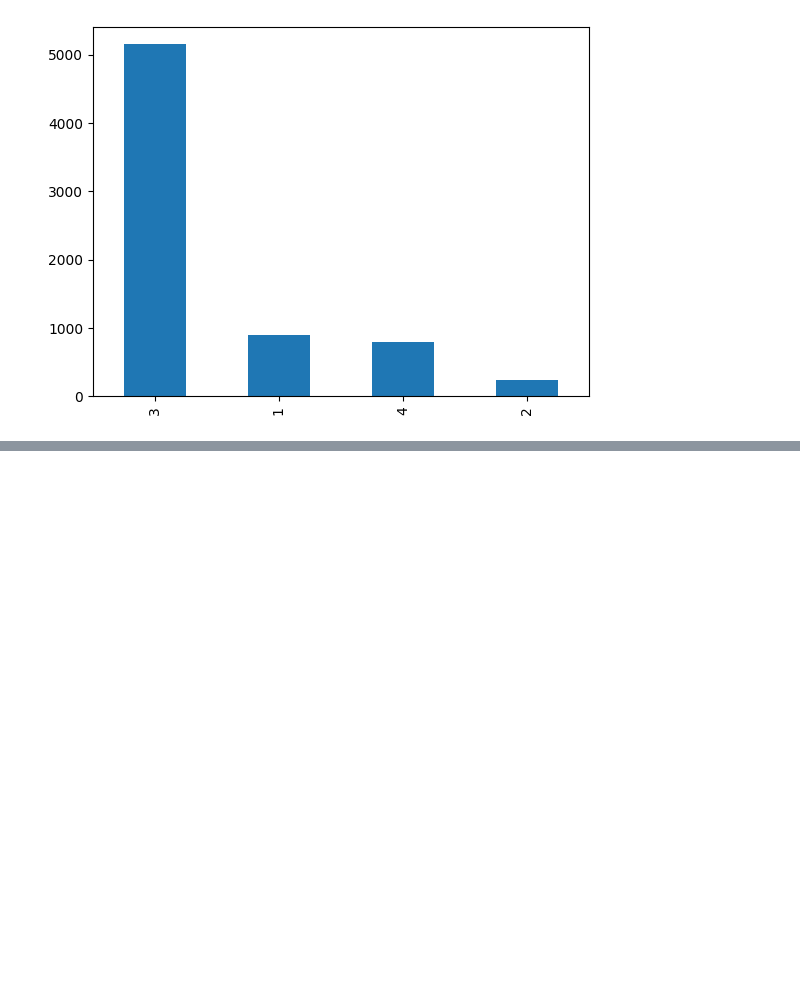
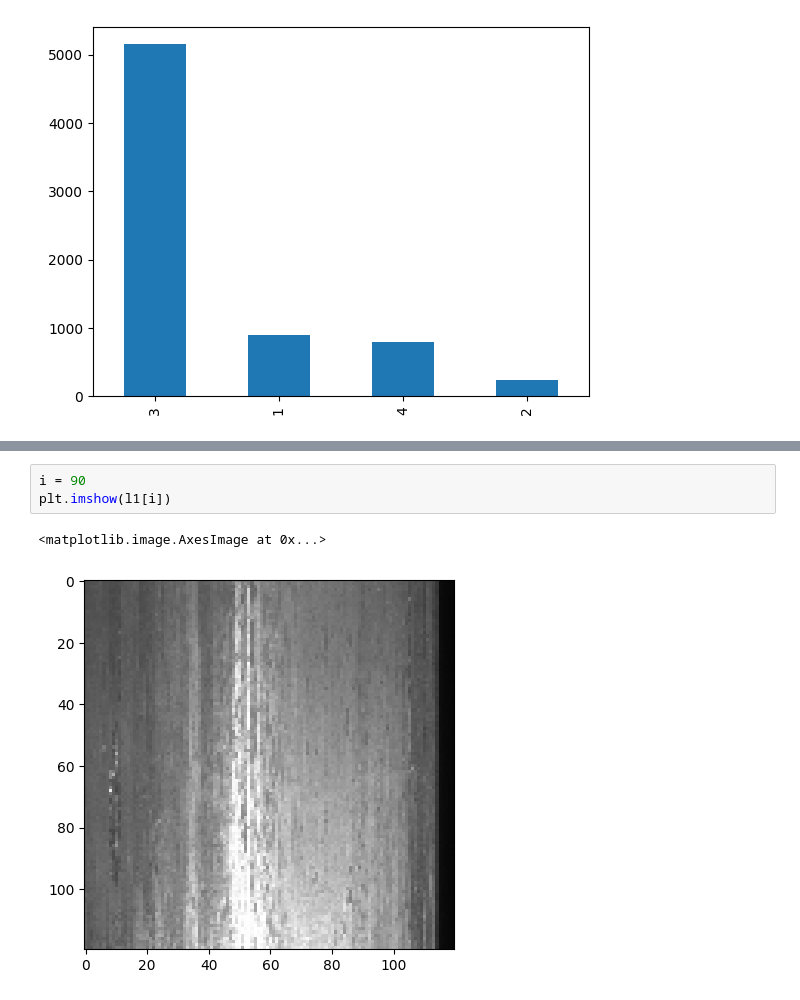
Before and after one commit to esrybkin/ML_study, a Jupyter notebook: seversteel1.ipynb, the cells around one changed output, grey strips where cells are left out. Saved outputs shown, nothing was run; the diff lists cells and outputs as text; blank space fills up the shorter version.

```diff
--- a/seversteel1.ipynb
+++ b/seversteel1.ipynb
@@ -65,0 +69,6 @@ img                                  # display the image
+# %%
+i = 90
+plt.imshow(l1[i])
+# %% [output]
+<matplotlib.image.AxesImage at 0x...>
+[figure, added]
```
Also changed, not shown: parts of 40 cells of this notebook.
